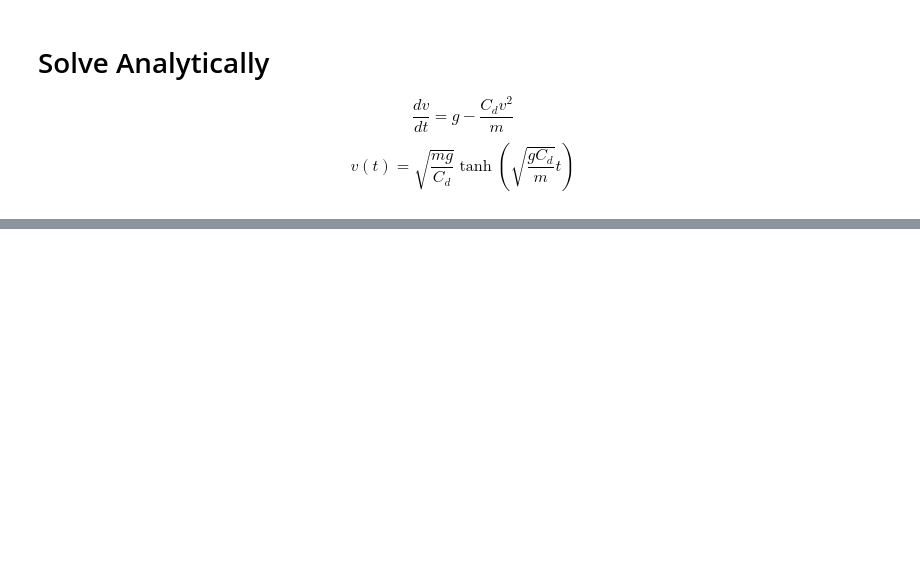
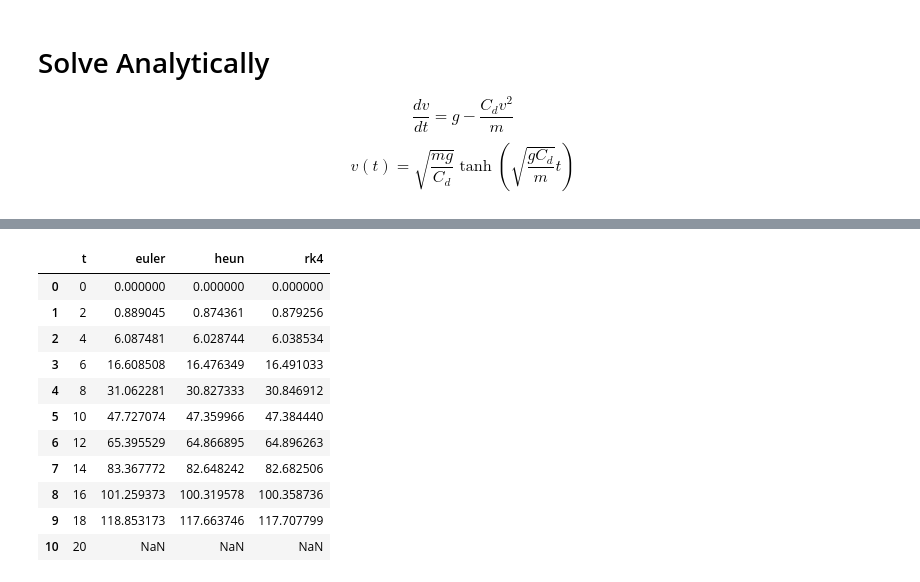
Before and after one commit to hasan-alj88/NumericalMethods, a Jupyter notebook: Examples/ODE.ipynb, the cells around one changed output, grey strips where cells are left out. Saved outputs shown, nothing was run; the diff lists cells and outputs as text; code cells hidden in the pictures; blank space fills up the shorter version.

```diff
--- a/Examples/ODE.ipynb
+++ b/Examples/ODE.ipynb
@@ -119,0 +258,15 @@ euler_solver_df
+# %%
+df_error
+# %% [output]
+|  | t | euler | heun | rk4 |
+| 0 | 0 | 0.000000 | 0.000000 | 0.000000 |
+| 1 | 2 | 0.889045 | 0.874361 | 0.879256 |
+| 2 | 4 | 6.087481 | 6.028744 | 6.038534 |
+| 3 | 6 | 16.608508 | 16.476349 | 16.491033 |
+| 4 | 8 | 31.062281 | 30.827333 | 30.846912 |
+| 5 | 10 | 47.727074 | 47.359966 | 47.384440 |
+| 6 | 12 | 65.395529 | 64.866895 | 64.896263 |
+| 7 | 14 | 83.367772 | 82.648242 | 82.682506 |
+| 8 | 16 | 101.259373 | 100.319578 | 100.358736 |
+| 9 | 18 | 118.853173 | 117.663746 | 117.707799 |
+| 10 | 20 | NaN | NaN | NaN |
```
Also changed, not shown: parts of 25 cells of this notebook, 2 other files.
